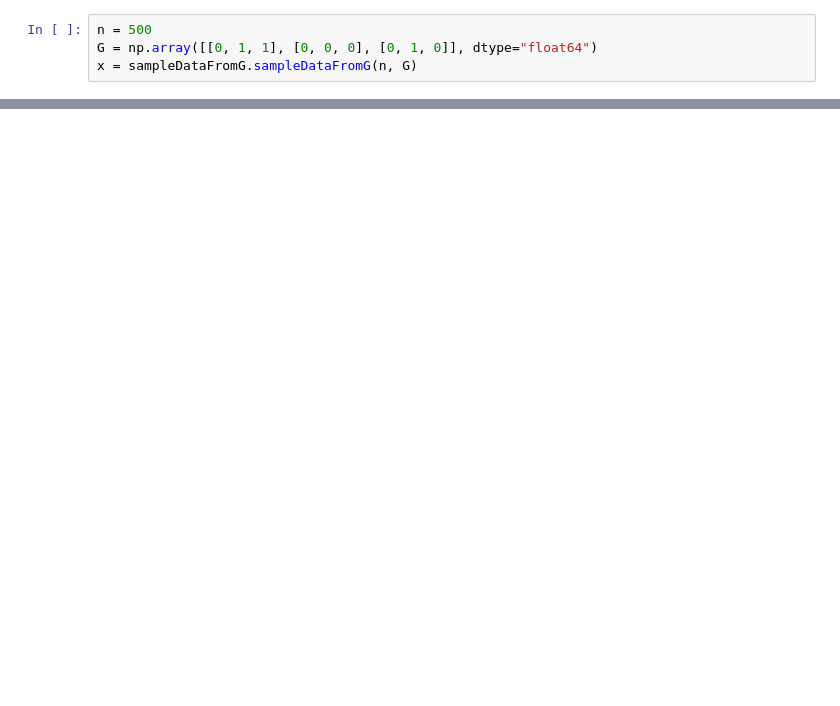
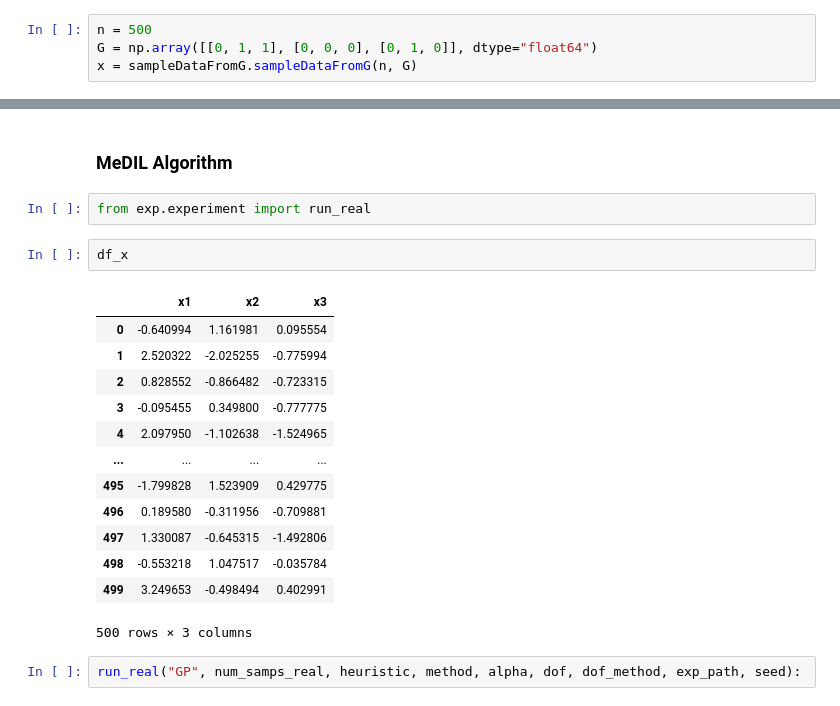
Before and after one commit to JerryLiuMY/MeDIL_dev, a Jupyter notebook: GP.ipynb, the cells around one changed output, grey strips where cells are left out. Saved outputs shown, nothing was run; the diff lists cells and outputs as text; blank space fills up the shorter version.

```diff
--- a/GP.ipynb
+++ b/GP.ipynb
@@ -46,0 +49,22 @@ sns.pairplot(pd.DataFrame(df_x))
+# %% [markdown]
+### MeDIL Algorithm
+# %%
+from exp.experiment import run_real
+# %%
+df_x
+# %% [output]
+|  | x1 | x2 | x3 |
+| 0 | -0.640994 | 1.161981 | 0.095554 |
+| 1 | 2.520322 | -2.025255 | -0.775994 |
+| 2 | 0.828552 | -0.866482 | -0.723315 |
+| 3 | -0.095455 | 0.349800 | -0.777775 |
+| 4 | 2.097950 | -1.102638 | -1.524965 |
+| ... | ... | ... | ... |
+| 495 | -1.799828 | 1.523909 | 0.429775 |
+| 496 | 0.189580 | -0.311956 | -0.709881 |
+| 497 | 1.330087 | -0.645315 | -1.492806 |
+| 498 | -0.553218 | 1.047517 | -0.035784 |
+| 499 | 3.249653 | -0.498494 | 0.402991 |
+500 rows × 3 columns
+# %%
+run_real("GP", num_samps_real, heuristic, method, alpha, dof, dof_method, exp_path, seed):
```
Also changed, not shown: parts of 6 cells of this notebook, 2 other files.
